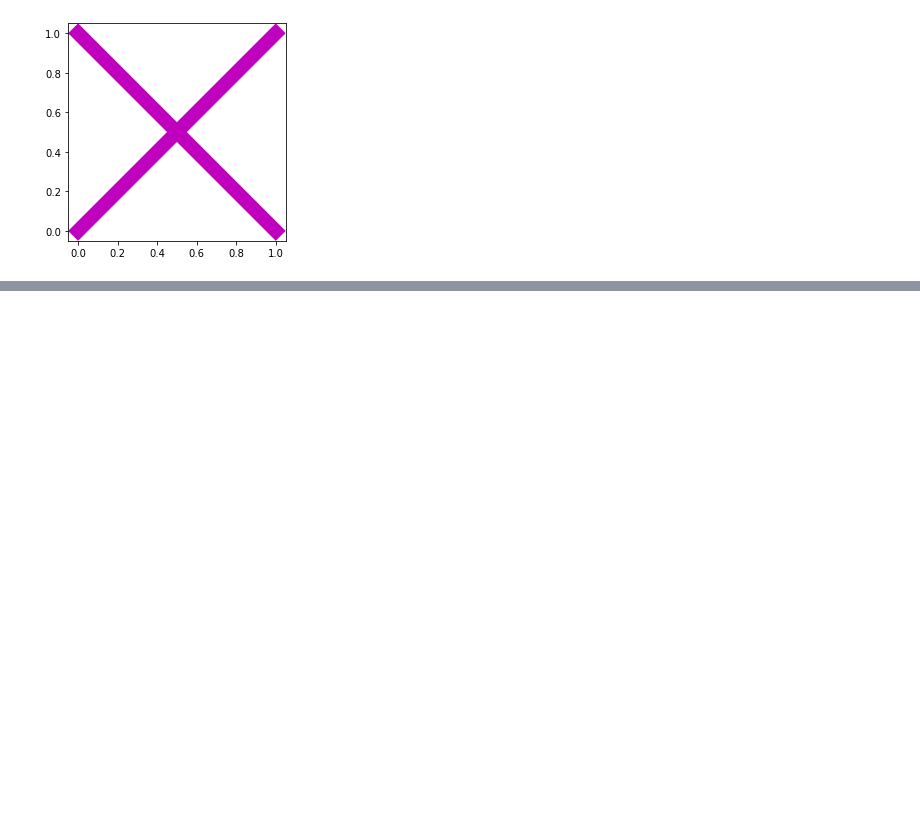
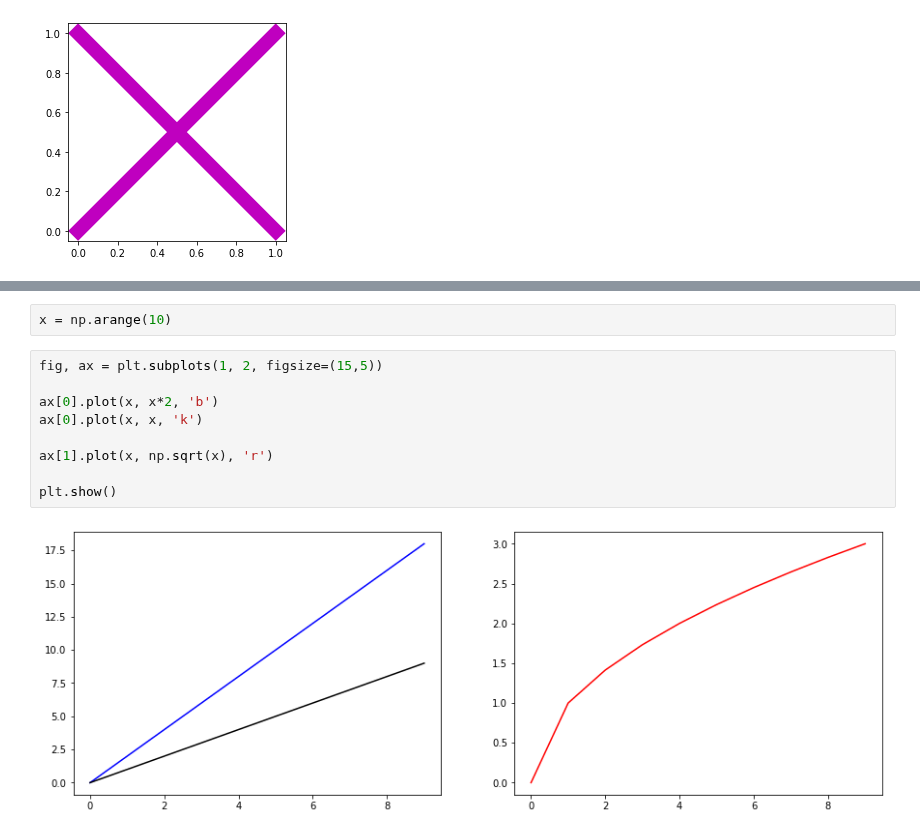
Before and after one commit to kavinda-ravishan/A_deep_understanding_of_deep_learning, a Jupyter notebook: 04 Python intro_ Text and plots/app.ipynb, the cells around one changed output, grey strips where cells are left out. Drawn from its saved outputs; the diff is of its cells as text; blank space fills up the shorter version.

```diff
--- a/04 Python intro_ Text and plots/app.ipynb
+++ b/04 Python intro_ Text and plots/app.ipynb
@@ -147,0 +187,13 @@ plt.show()
+# %%
+x = np.arange(10)
+# %%
+fig, ax = plt.subplots(1, 2, figsize=(15,5))
+
+ax[0].plot(x, x*2, 'b')
+ax[0].plot(x, x, 'k')
+
+ax[1].plot(x, np.sqrt(x), 'r')
+
+plt.show()
+# %% [output]
+[figure, added]
```
Also changed, not shown: parts of 12 cells of this notebook.
